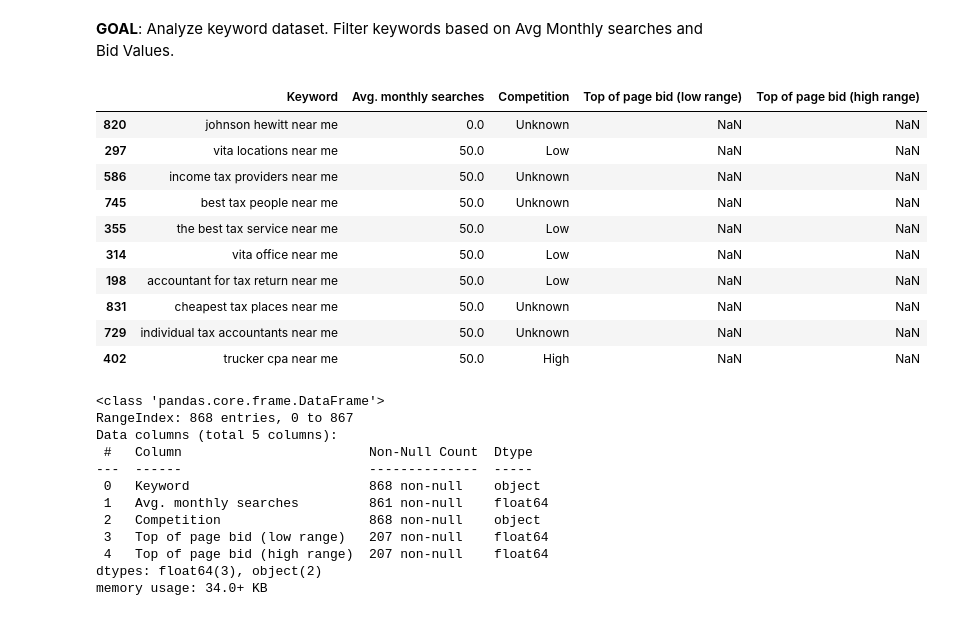
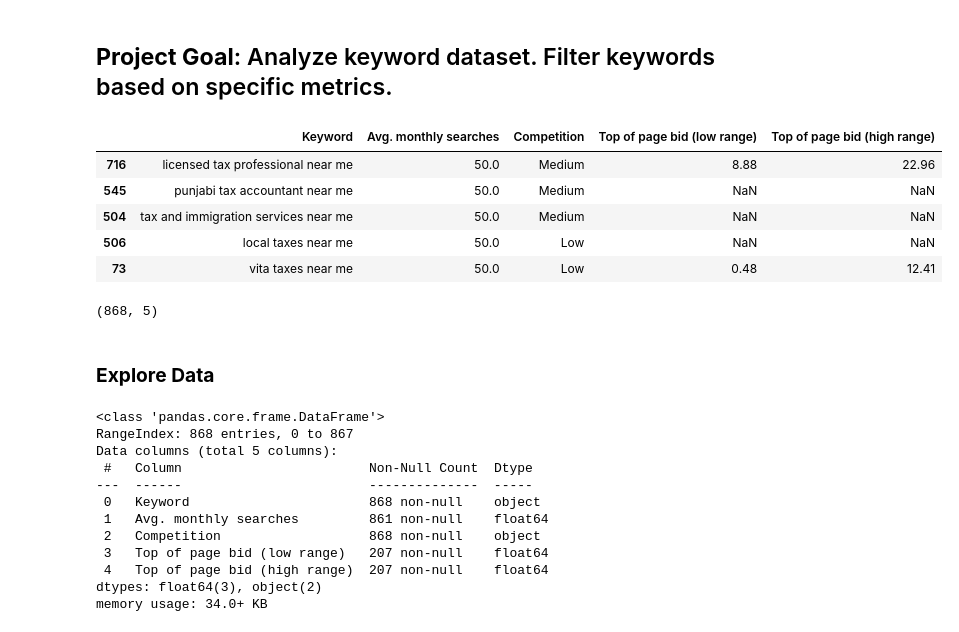
Before and after one commit to tenzin-jigme/jigme-ten, a Jupyter notebook: keyword_analysis_nearme_adgroup.ipynb, the cells around one changed output. Cells and saved outputs as stored; diff of their text form; code cells hidden in the pictures.

```diff
--- a/keyword_analysis_nearme_adgroup.ipynb
+++ b/keyword_analysis_nearme_adgroup.ipynb
@@ -3,3 +1,3 @@
 # %% [markdown]
-**GOAL**: Analyze keyword dataset. Filter keywords based on Avg Monthly searches and Bid Values.
+## **Project Goal**: Analyze keyword dataset. Filter keywords based on specific metrics.
 # %%
@@ -10,18 +9,20 @@ import seaborn as sns
 # %%
+# load csv file into a dataframe
 df = pd.read_csv('/content/near_me_Keyword Stats 2023-05-28 at 01_17_40 - near_me_Keyword Stats 2023-05-28 at 01_17_40.csv')
-df.sample(10)
+df.sample(5)
 # %% [output]
 |  | Keyword | Avg. monthly searches | Competition | Top of page bid (low range) | Top of page bid (high range) |
-| 820 | johnson hewitt near me | 0.0 | Unknown | NaN | NaN |
-| 297 | vita locations near me | 50.0 | Low | NaN | NaN |
-| 586 | income tax providers near me | 50.0 | Unknown | NaN | NaN |
-| 745 | best tax people near me | 50.0 | Unknown | NaN | NaN |
-| 355 | the best tax service near me | 50.0 | Low | NaN | NaN |
-| 314 | vita office near me | 50.0 | Low | NaN | NaN |
-| 198 | accountant for tax return near me | 50.0 | Low | NaN | NaN |
-| 831 | cheapest tax places near me | 50.0 | Unknown | NaN | NaN |
-| 729 | individual tax accountants near me | 50.0 | Unknown | NaN | NaN |
-| 402 | trucker cpa near me | 50.0 | High | NaN | NaN |
+| 716 | licensed tax professional near me | 50.0 | Medium | 8.88 | 22.96 |
+| 545 | punjabi tax accountant near me | 50.0 | Medium | NaN | NaN |
+| 504 | tax and immigration services near me | 50.0 | Medium | NaN | NaN |
+| 506 | local taxes near me | 50.0 | Low | NaN | NaN |
+| 73 | vita taxes near me | 50.0 | Low | 0.48 | 12.41 |
+# %%
+df.shape
+# %% [output]
+(868, 5)
+# %% [markdown]
+### **Explore Data**
 # %%
 df.info()
 # %% [output]
```
Also changed, not shown: parts of 36 cells of this notebook.
